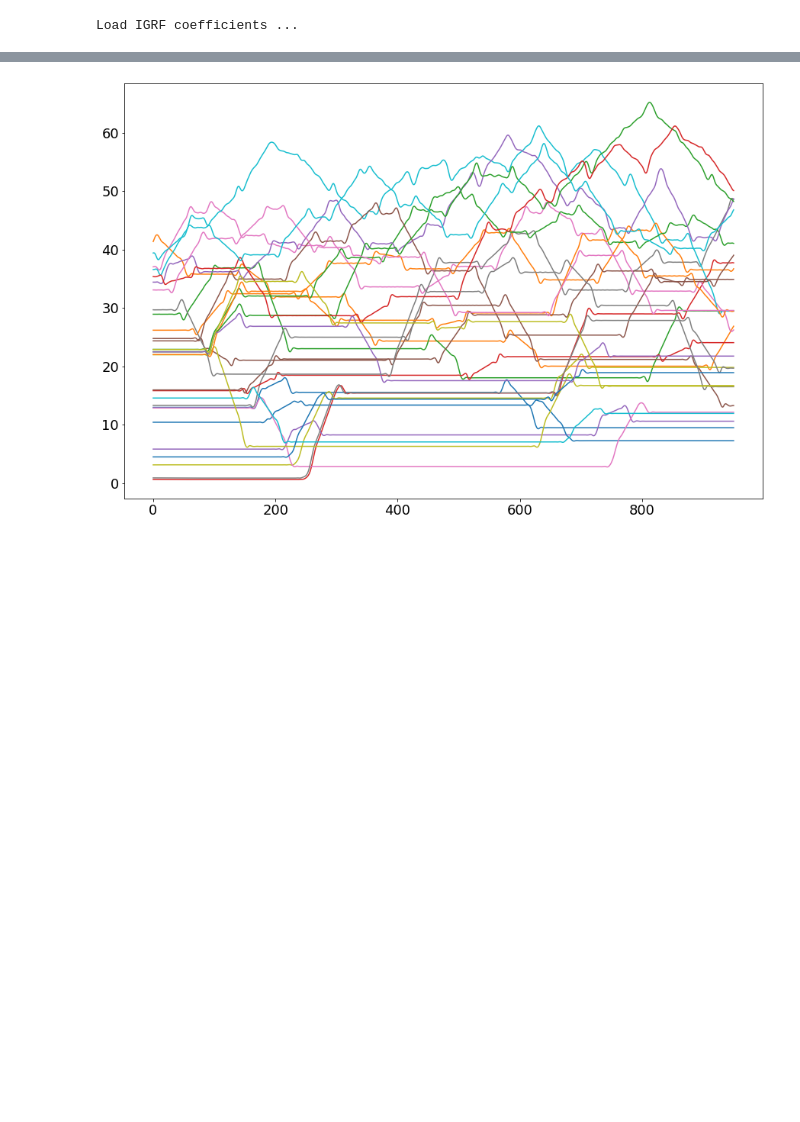
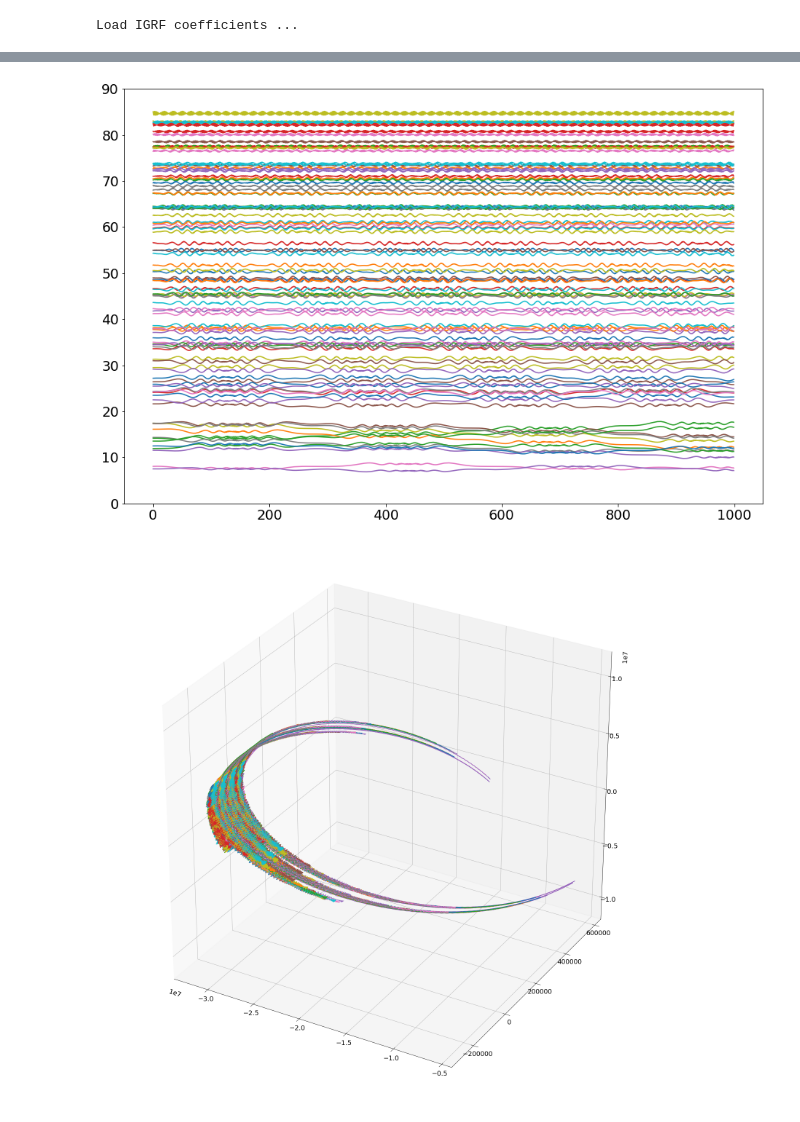
Before and after one commit to zbeever/cpt-solver, a Jupyter notebook: eq_pitch_angle_analysis.ipynb, the cells around one changed output, grey strips where cells are left out. Saved outputs shown, nothing was run; the diff lists cells and outputs as text; code cells hidden in the pictures; blank space fills up the shorter version.

Commit message:
Added ability to populate system by specifying L-shell and equatorial pitch angle. Testing methods to extract well-defined equatorial pitch angles from particle trajectories.

```diff
--- a/eq_pitch_angle_analysis.ipynb
+++ b/eq_pitch_angle_analysis.ipynb
@@ -214,3 +41,21 @@ plt.scatter(mp[0], mp[2])
 e_field = zero_field()
 b_field = t89(1)
 solve   = solver(relativistic_boris(e_field, b_field))
+# %%
+from field_utils import *
+
+plt.figure(figsize=(15, 10))
+plt.rcParams.update({'font.size': 18})
+
+for i, x in enumerate(np.linspace(-20 * Re, -2 * Re, 15)):
+    rr = field_line(b_field, np.array([x, 0, 0]), 1e1)
+    r_min = field_reversal(b_field, rr)
+
+    plt.plot(rr[:, 0] / Re, rr[:, 2] / Re)
+    plt.scatter(r_min[0] / Re, r_min[2] / Re)
+
+plt.grid()
+plt.xlabel('$x_{GSM}$ (in $R_E$)')
+plt.ylabel('$z_{GSM}$ (in $R_E$)')
+plt.title('T89 + IGRF Field Lines')
+plt.show()
@@ -217,39 +84,30 @@ solve   = solver(relativistic_boris(e_field, b_field))
 # %%
-T      = 1           # Total time (in seconds)
+T      = 1          # Total time (in seconds)
 dt     = 1e-3        # Simulation time step
-trials = 30          # Number of runs
+trials = 100         # Number of runs
 steps  = int(T / dt) # Number of steps per run
 
-rr = field_line(b_field, np.array([-12 * Re, 0, 0]), 1e2)
-
-def uniform_eq_pa(field, rr, min_val, max_val):
-    uni = uniform(min_val, max_val)
-
-    def sample():
-        return mirror_point(field, rr, uni()[0])
-
-    return sample
-
-history, intrinsic = populate(trials,
+history, intrinsic = populate_by_eq_pa(trials,
                               steps,
                               e_field,
                               b_field,
-                              uniform_eq_pa(b_field, rr, 0, 40),
-                              delta(1e6),
-                              delta(np.pi / 2),
+                              delta(5),
+                              delta(5e5),
+                              uniform(np.radians(5), np.radians(85)),
                               uniform(0, 2 * np.pi)
                              )
 
 solve(history, intrinsic, dt)
 
-def running_mean(x, t):
-    N = int(t / dt)
-    cumsum = np.cumsum(np.insert(x, 0, 0))
-    return (cumsum[N:] - cumsum[:-N]) / float(N)
-
 eqpas = eq_pitch_angle_from_moment(history, intrinsic)
 plt.figure(figsize=(15, 10))
 for i in range(trials):
-    plt.plot(running_mean(eqpas[i], 0.05))
+    plt.plot(eqpas[i])
+
+plt.ylim([0, 90])
+plt.show()
+
+plot_traj(history)
 # %% [output]
-[figure, old version]
+[figure, new version]
+[figure, added]
```
Also changed, not shown: parts of 14 cells of this notebook, 3 other files.
